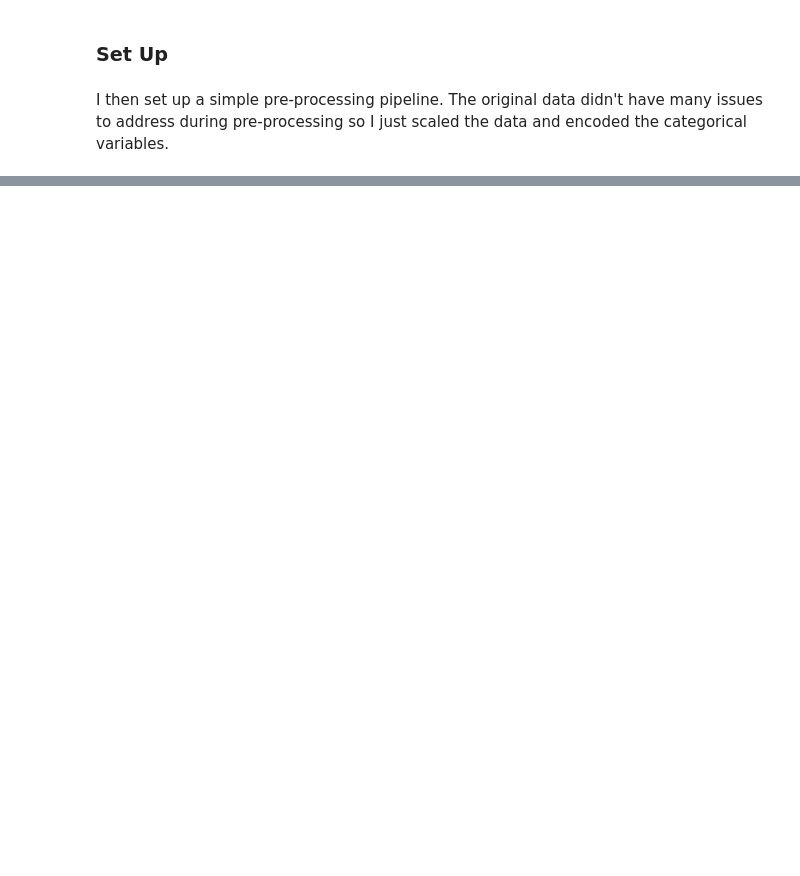
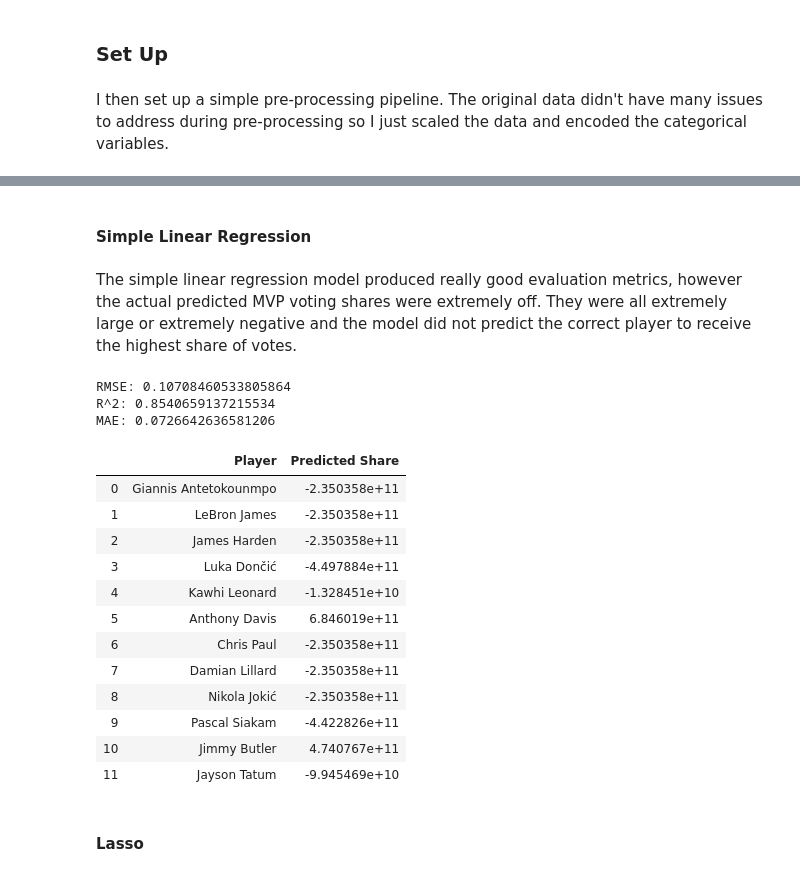
Before and after one commit to shanehuang16/NBA-MVP-Predictions, a Jupyter notebook: Full Report.ipynb, the cells around one changed output, grey strips where cells are left out. Saved outputs shown, nothing was run; the diff lists cells and outputs as text; code cells hidden in the pictures; blank space fills up the shorter version.

```diff
--- a/Full Report.ipynb
+++ b/Full Report.ipynb
@@ -284,0 +293,33 @@ I then set up a simple pre-processing pipeline. The original data didn't have ma
+# %%
+class ColumnExtractor(TransformerMixin):
+
+    def __init__(self, cols):
+        self.cols = cols
+
+    def fit(self, X, y=None):
+        return self
+
+    def transform(self, X):
+        Xcols = X[self.cols]
+        return Xcols
+# %%
+#  Numerical features
+numeric_columns = X_train.select_dtypes(exclude='object').columns
+
+#  Categorical features
+categorical_columns = X_train.select_dtypes('object').columns
+
+#  Define the pipeline to fix the data
+pipeline = Pipeline([
+    ('features', FeatureUnion([
+        ('numeric', Pipeline([
+            ('extract', ColumnExtractor(numeric_columns)),
+            ('scale', MinMaxScaler())
+            #('scale', StandardScaler())
+        ])),
+        ('categorical', Pipeline([
+            ('extract', ColumnExtractor(categorical_columns)),
+            ('encode', OneHotEncoder(handle_unknown='ignore', sparse=False))
+        ])),
+    ]))
+])
@@ -285,3 +339,7 @@ I then set up a simple pre-processing pipeline. The original data didn't have ma
 # %%
 y_train = data.loc[data['Year']!=2020, 'Share']
 y_test = data.loc[data['Year']==2020, 'Share']
+# %% [markdown]
+#### Simple Linear Regression
+# %% [markdown]
+The simple linear regression model produced really good evaluation metrics, however the actual predicted MVP voting shares were extremely off. They were all extremely large or extremely negative and the model did not predict the correct player to receive the highest share of votes.
@@ -287,0 +348,35 @@ y_test = data.loc[data['Year']==2020, 'Share']
+# %%
+lr_pipeline = Pipeline([('pipeline', pipeline),
+                         ('lr', LinearRegression())])
+
+lr_pipeline.fit(X_train, y_train);
+# %%
+yhat_train = lr_pipeline.predict(X_train)
+
+rmse = np.sqrt(mean_squared_error(y_train, yhat_train))
+print('RMSE:',rmse)
+print('R^2:',r2_score(y_train, yhat_train))
+print('MAE:',mean_absolute_error(y_train, yhat_train))
+# %% [output]
+RMSE: 0.10708460533805864
+R^2: 0.8540659137215534
+MAE: 0.0726642636581206
+# %%
+yhat = lr_pipeline.predict(X_test)
+pd.concat([names_test,pd.Series(yhat).rename('Predicted Share')], axis=1)
+# %% [output]
+|  | Player | Predicted Share |
+| 0 | Giannis Antetokounmpo | -2.350358e+11 |
+| 1 | LeBron James | -2.350358e+11 |
+| 2 | James Harden | -2.350358e+11 |
+| 3 | Luka Dončić | -4.497884e+11 |
+| 4 | Kawhi Leonard | -1.328451e+10 |
+| 5 | Anthony Davis | 6.846019e+11 |
+| 6 | Chris Paul | -2.350358e+11 |
+| 7 | Damian Lillard | -2.350358e+11 |
+| 8 | Nikola Jokić | -2.350358e+11 |
+| 9 | Pascal Siakam | -4.422826e+11 |
+| 10 | Jimmy Butler | 4.740767e+11 |
+| 11 | Jayson Tatum | -9.945469e+10 |
+# %% [markdown]
+#### Lasso
```
Also changed, not shown: parts of 56 cells of this notebook, 6 other files.
